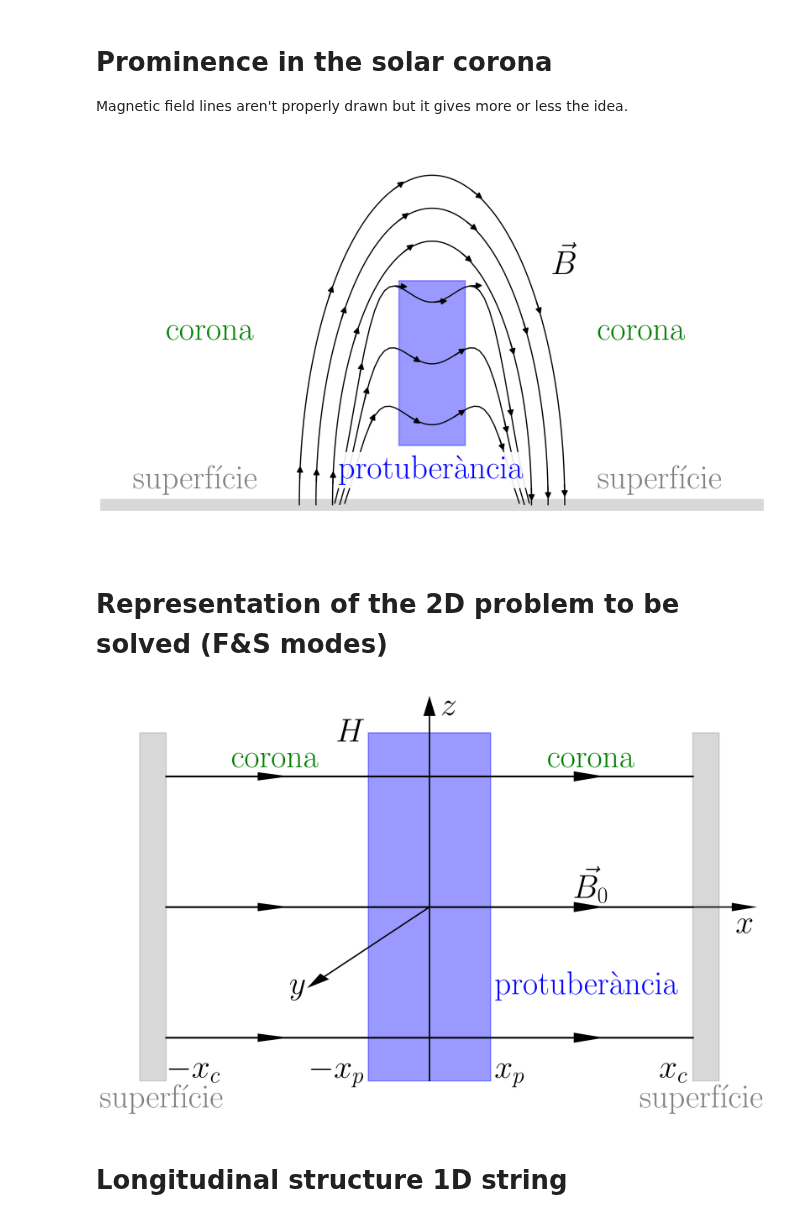
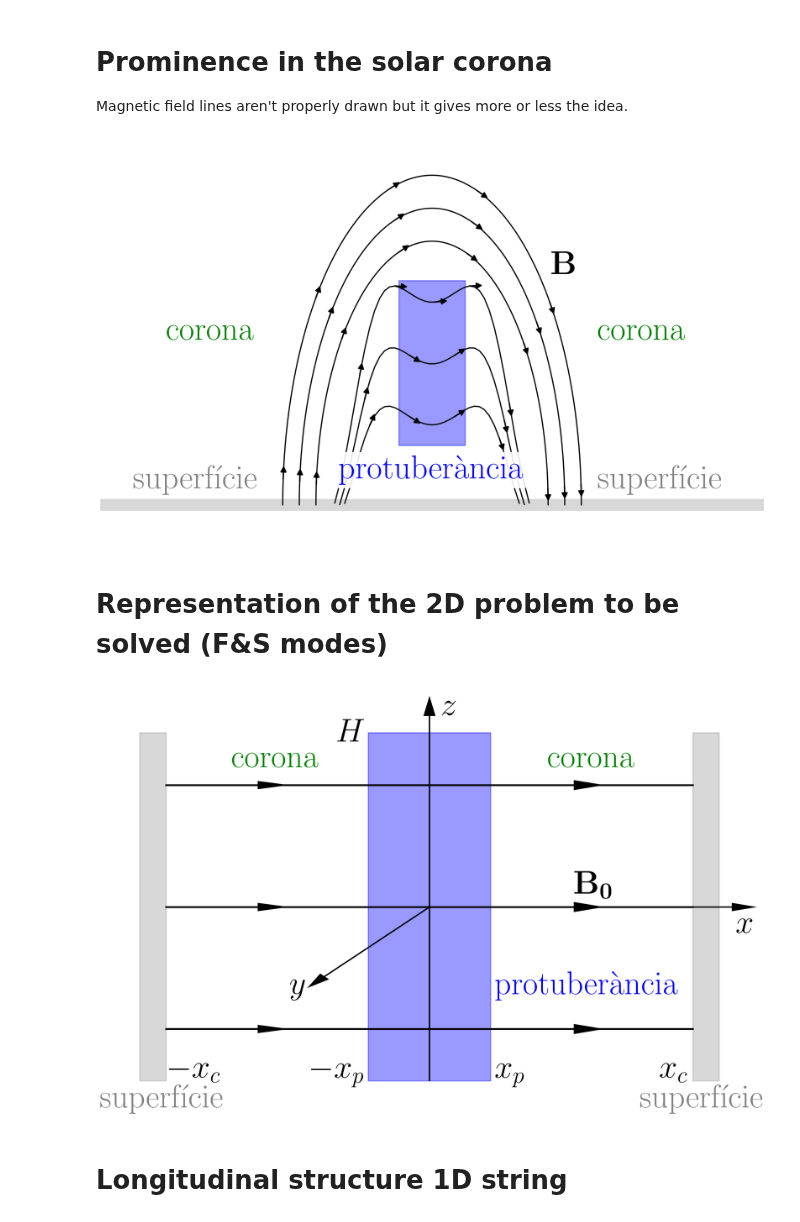
Before and after one commit to JoanRibotOliver/TFG, a Jupyter notebook: Codis/Representacions/Prominence in corona.ipynb, the cells around one changed output. Cells and saved outputs as stored; diff of their text form; code cells hidden in the pictures.

```diff
--- a/Codis/Representacions/Prominence in corona.ipynb
+++ b/Codis/Representacions/Prominence in corona.ipynb
@@ -32,7 +32,7 @@ ax.axis('off')
 ### Etiquetes regions ###
 ax.text(2.5, 0.75, 'superfície', fontsize=28, color='gray')
 ax.text(-4.5, 0.75, 'superfície', fontsize=28, color='gray')
-ax.text(2, 4, r'$\vec{B}$', fontsize=28, ha='center')
+ax.text(2, 4, r'$\mathbf{B}$', fontsize=28, ha='center')
 ax.text(-4, 3, 'corona', color='green', fontsize=28)
 ax.text(2.5, 3, 'corona', color='green', fontsize=28)
 ax.text(-1.4, 0.9, 'protuberància', color='blue', fontsize=28, bbox=dict(facecolor='white', alpha=0.9, edgecolor='none', boxstyle='round,pad=0.1'))
@@ -52,7 +52,7 @@ ax.plot([-6, 6], [0.5, 0.5], color='gray', linewidth=10, alpha=0.3)
 
 ### Línies de camp fora de les protuberàncies ###
 theta = np.linspace(0, np.pi, 200)  # Només la meitat superior
-radii = [1.5, 1.75, 2]  # Semieixos horitzontals (més grans = més altes)
+radii = [1.75, 2, 2.25]  # Semieixos horitzontals (més grans = més altes)
 amplitudes = [4, 4.5, 5]    # Alçada de cada el·lipse
 y_offsets = [0.5, 0.5, 0.5] # Base vertical (separació entre màxims)
 
@@ -66,8 +66,6 @@ for r, a, y0 in zip(radii, amplitudes, y_offsets):
 
 ### Línies de camp dins la protuberància ###
 x = np.linspace(-15, 15, 400)
-#def field_line(x, height, scale):
- #   return height * np.exp(-x**4 + 0.75*x**2 + 0.1 / scale)
 
 heights = [1.5, 2, 2.5]
 scales = [1.5, 2, 1]
@@ -97,9 +95,6 @@ ax.plot(x[mask_3], y[mask_3], color='black', linestyle='-')
 
 
 ### Afegeix fletxes tangents a les línies ###
-from numpy import gradient
-
-
 
 # Funció per dibuixar només la punta de la fletxa (triangular)
 def afegeix_fletxes_triangulars(x, y, n=5, color='black'):
@@ -139,7 +134,7 @@ for r, a, y0 in zip(radii, amplitudes, y_offsets):
 plt.savefig('prot_real.png', bbox_inches='tight', dpi=600)
 plt.show()
 # %% [output]
-[figure, old version]
+[figure, new version]
 # %% [markdown]
  # Representation of the 2D problem to be solved (F&S modes)
 # %%
@@ -189,37 +184,37 @@ plt.text(0.075, 2.1, r'$z$', fontsize=28, color='black', ha='center')
 
 
 ### Línies de camp magnètic ###
-z_values = [0.25, 1.0, 1.75]
+z_values = [0.3, 1.0, 1.7]
 for z_val in z_values:
     plt.plot(x, [z_val]*len(x), linestyle='-', color='black', linewidth=1.5)
 
 for z_val in z_values:
     plt.arrow(-0.65, z_val, 0.1, 0, head_width=0.04, head_length=0.1, fc='black', ec='black', length_includes_head=True)
     plt.arrow(0.55, z_val, 0.1, 0, head_width=0.05, head_length=0.1, fc='black', ec='black', length_includes_head=True)
 
 
 
 ### Etiquetes ###
 ax.text(-L-0.25, -0.15, 'superfície', fontsize=28, color='gray')
 ax.text(L-0.2, -0.15, 'superfície', fontsize=28, color='gray')
 ax.text(-L+0.25, 1.8, 'corona', fontsize=28, color='green')
 ax.text(L-0.55, 1.8, 'corona', fontsize=28, color='green')
 ax.text(0.25, 0.5, 'protuberància', fontsize=28, color='blue')
 ax.text(-0.3, 1.95, r'$H$', fontsize=28, color='black', ha='center')
-ax.text(0.55, 1.05, r'$\vec{B_0}$', fontsize=28, color='black')
+ax.text(0.55, 1.075, r'$\mathbf{B_0}$', fontsize=28, color='black')
 ax.text(L - 0.125, 0.02, r'$x_c$', fontsize=28)
 ax.text(-L+ 0.01, 0.02, r'$-x_c$', fontsize=28)
 ax.text(L/10 + 0.15, 0.02, r'$x_p$', fontsize=28)
 ax.text(-L/10 - 0.35, 0.02, r'$-x_p$', fontsize=28)
 
 
 
 plt.xlim(-L-0.25, L+0.25)
 plt.ylim(0, 2.25)
 plt.savefig('protuberancia_solar_2d.png', dpi=300, bbox_inches='tight')
 plt.show()
 # %% [output]
-[figure, old version]
+[figure, new version]
 # %% [markdown]
 # Longitudinal structure 1D string
 # %%
```
Also changed, not shown: 11 other files.
